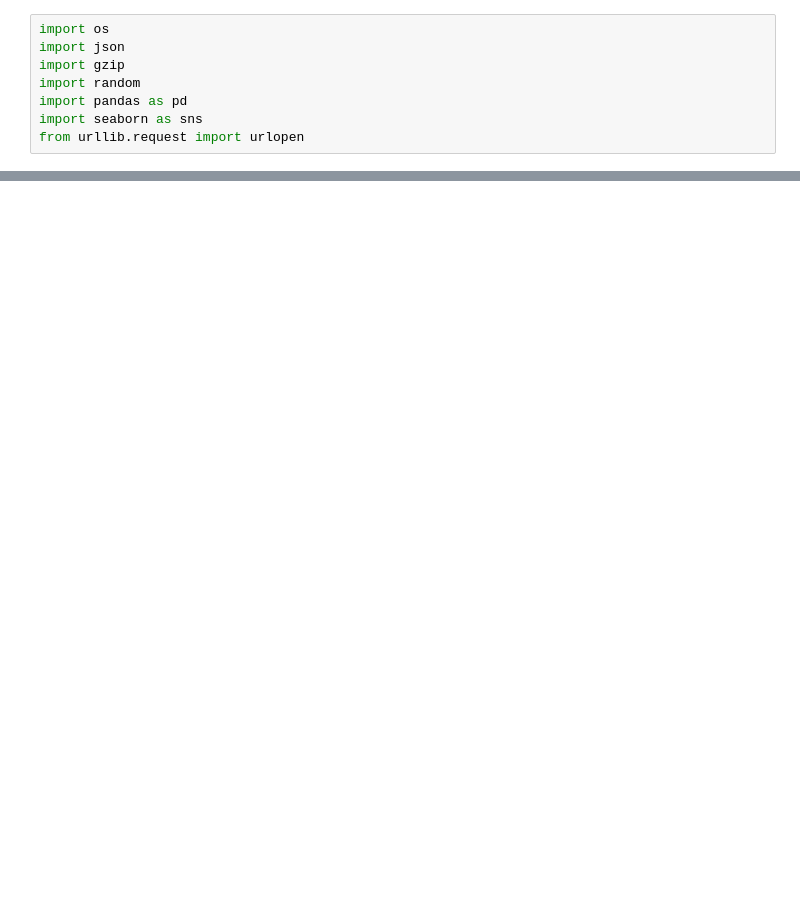
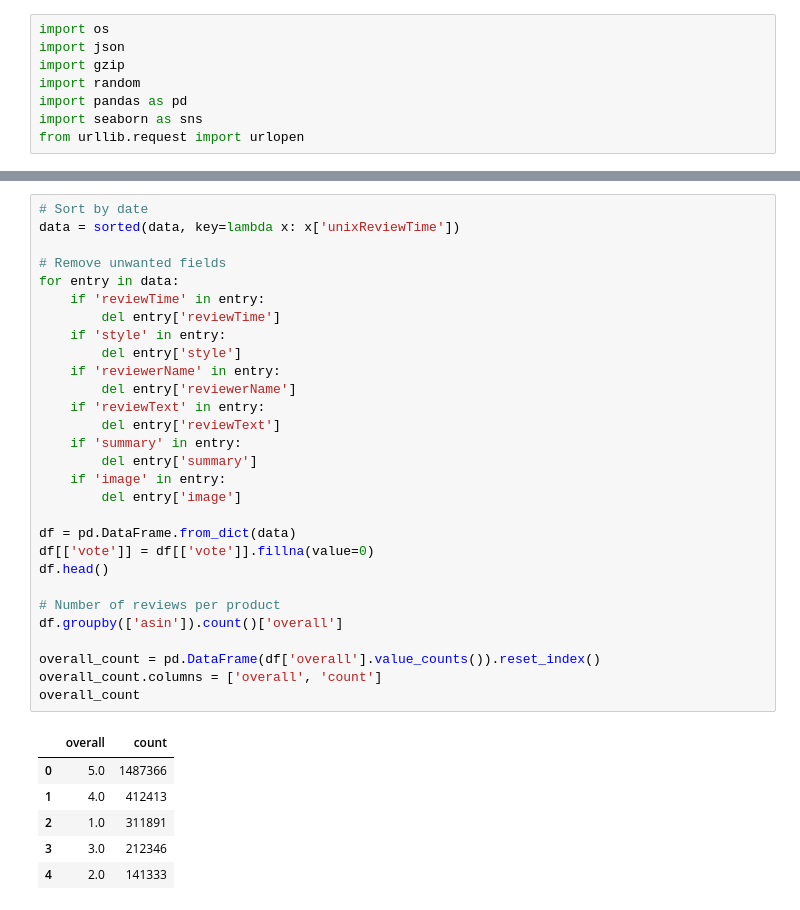
Before and after one commit to LuccaBuffara/Amazon-Recommender-Games, a Jupyter notebook: Recommender.ipynb, the cells around one changed output, grey strips where cells are left out. Cells and saved outputs as stored; diff of their text form; blank space fills up the shorter version.

```diff
--- a/Recommender.ipynb
+++ b/Recommender.ipynb
@@ -312,0 +45,36 @@ Recommendations
+# %%
+# Sort by date
+data = sorted(data, key=lambda x: x['unixReviewTime'])
+
+# Remove unwanted fields
+for entry in data:
+    if 'reviewTime' in entry:
+        del entry['reviewTime']
+    if 'style' in entry:
+        del entry['style']
+    if 'reviewerName' in entry:
+        del entry['reviewerName']
+    if 'reviewText' in entry:
+        del entry['reviewText']
+    if 'summary' in entry:
+        del entry['summary']
+    if 'image' in entry:
+        del entry['image']
+
+df = pd.DataFrame.from_dict(data)
+df[['vote']] = df[['vote']].fillna(value=0)
+df.head()
+
+# Number of reviews per product
+df.groupby(['asin']).count()['overall']
+
+overall_count = pd.DataFrame(df['overall'].value_counts()).reset_index()
+overall_count.columns = ['overall', 'count']
+overall_count
+# %% [output]
+|  | overall | count |
+| 0 | 5.0 | 1487366 |
+| 1 | 4.0 | 412413 |
+| 2 | 1.0 | 311891 |
+| 3 | 3.0 | 212346 |
+| 4 | 2.0 | 141333 |
```
Also changed, not shown: parts of 42 cells of this notebook.
